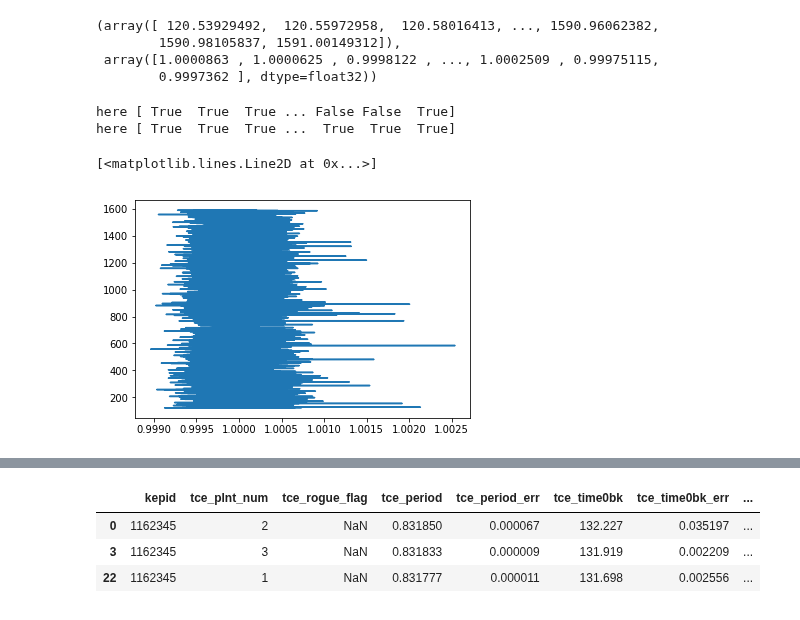
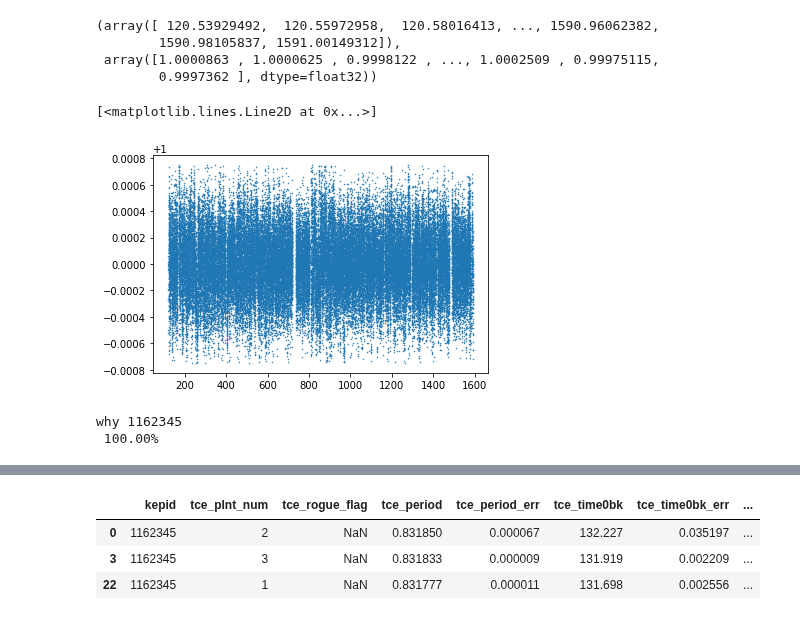
Before and after one commit to grewwc/phd_thesis, a Jupyter notebook: exoplanet/again_preprocess.ipynb, the cells around one changed output, grey strips where cells are left out. Saved outputs shown, nothing was run; the diff lists cells and outputs as text; code cells hidden in the pictures.

```diff
--- a/exoplanet/again_preprocess.ipynb
+++ b/exoplanet/again_preprocess.ipynb
@@ -88,12 +57,14 @@ period_list = [0.831850, 0.831833,0.831777 ]
 t0_list = [132.227, 131.919, 131.698]
 duration_list = np.array([2.392, 2.181, 2.349]) / 24
 
-t1, f1 = remove_points_other_tce(time, flux,0.831850, period_list, t0_list, duration_list)
+f1, t1 = remove_points_other_tce(time, flux,0.831850, period_list, t0_list, duration_list)
-# %% [output]
-here [ True  True  True ... False False  True]
-here [ True  True  True ...  True  True  True]
-# %%
-plt.plot(f1, t1)
-# %% [output]
-[<matplotlib.lines.Line2D at 0x...>]
-[figure, removed]
+# %%
+plt.plot(*sigma_clip(time, flux), '.', ms=1.0)
+# %% [output]
+[<matplotlib.lines.Line2D at 0x...>]
+[figure, added]
+# %%
+pc, non = get_binned_normalized_flux_by_IDs(kepid, overwrite=True)
+# %% [output]
+why 1162345
+ 100.00%
```
Also changed, not shown: parts of 10 cells of this notebook, 3 other files.
